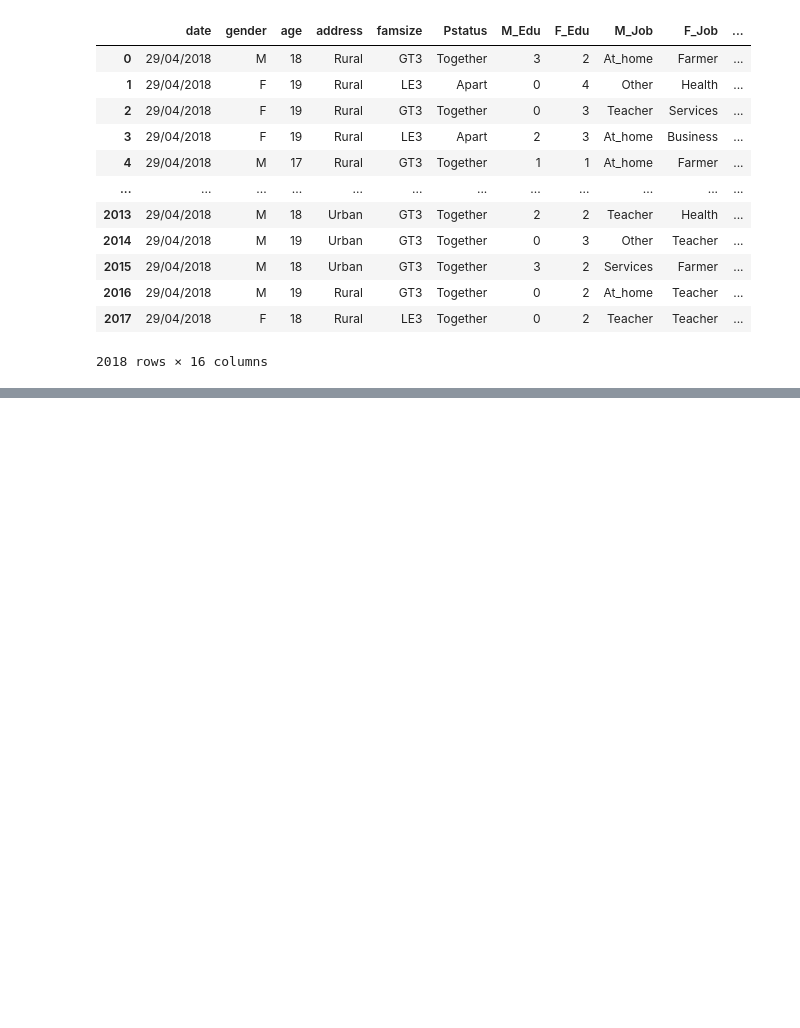
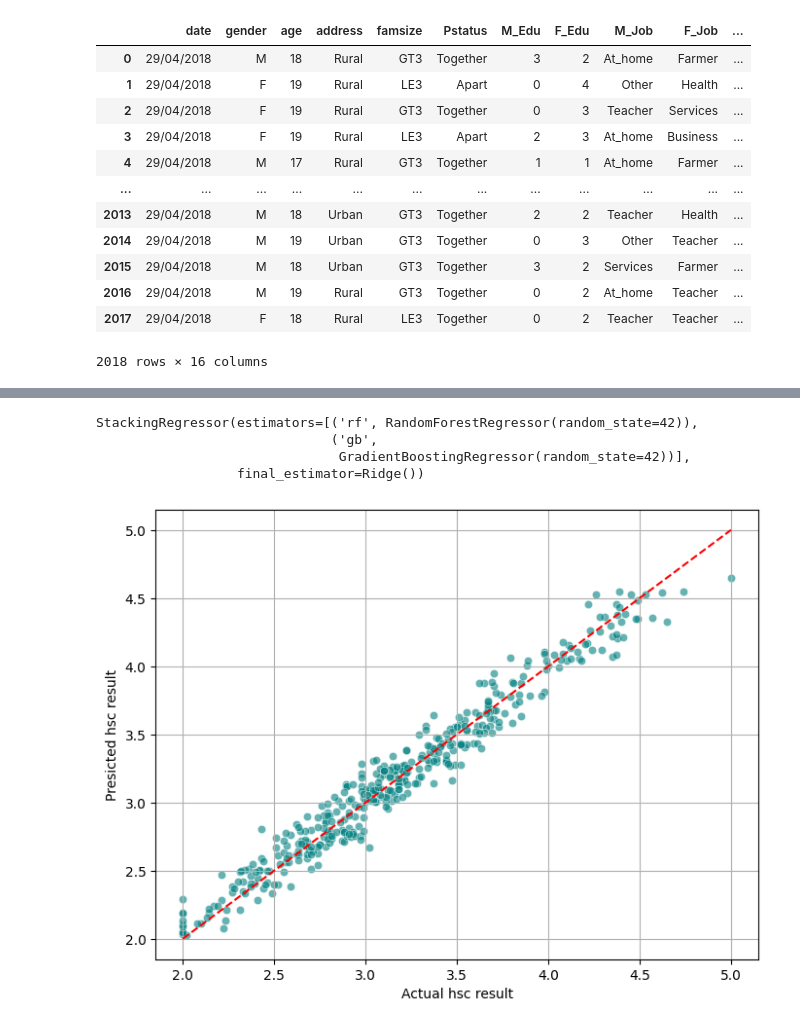
Before and after one commit to TanvirIshrak/Machine-Learning, a Jupyter notebook: learning/YData Profiling.ipynb, the cells around one changed output, grey strips where cells are left out. Saved outputs shown, nothing was run; the diff lists cells and outputs as text; code cells hidden in the pictures; blank space fills up the shorter version.

```diff
--- a/learning/YData Profiling.ipynb
+++ b/learning/YData Profiling.ipynb
@@ -25,0 +136,19 @@ profile.to_file('ydata.html')
+# %%
+# stacking
+stacking_reg = StackingRegressor(
+    estimators=[
+        ('rf',reg_rf),
+        ('gb', reg_gb)
+    ],
+    final_estimator=Ridge() # meta learner
+)
+# %%
+# model training
+#dictionary of all model
+model_to_train ={
+    'Linear Regression' : reg_lr,
+    'Random Forest':reg_rf,
+    'GradientBoosting Regressor':reg_gb,
+    'Voting ensemle':voting_reg,
+    'Stacking ensemble':stacking_reg
+}
@@ -25,0 +196,33 @@ profile.to_file('ydata.html')
+# %%
+# visualization
+best_model_name = results_df.iloc[0]['Model']
+best_model_obj = model_to_train[best_model_name]
+best_model_obj
+# %% [output]
+StackingRegressor(estimators=[('rf', RandomForestRegressor(random_state=42)),
+                              ('gb',
+                               GradientBoostingRegressor(random_state=42))],
+                  final_estimator=Ridge())
+# %%
+#fit the best model
+final_pipe = Pipeline([
+    ('preprocessor', preprocessor),
+    ('model',best_model_obj)
+])
+
+final_pipe.fit(x_train,y_train)
+y_final_pred = final_pipe.predict(x_test)
+
+# plot actual vs predicted
+plt.figure(figsize=(8,6))
+sns.scatterplot(x=y_test , y=y_final_pred , alpha=0.6 , color='teal')
+plt.plot([y_test.min(), y_test.max()],
+         [y_test.min(), y_test.max()],
+         color='red', linestyle='--')
+
+plt.xlabel('Actual hsc result')
+plt.ylabel('Presicted hsc result')
+plt.grid(True)
+plt.show()
+# %% [output]
+[figure, added]
```
Also changed, not shown: parts of 12 cells of this notebook.
